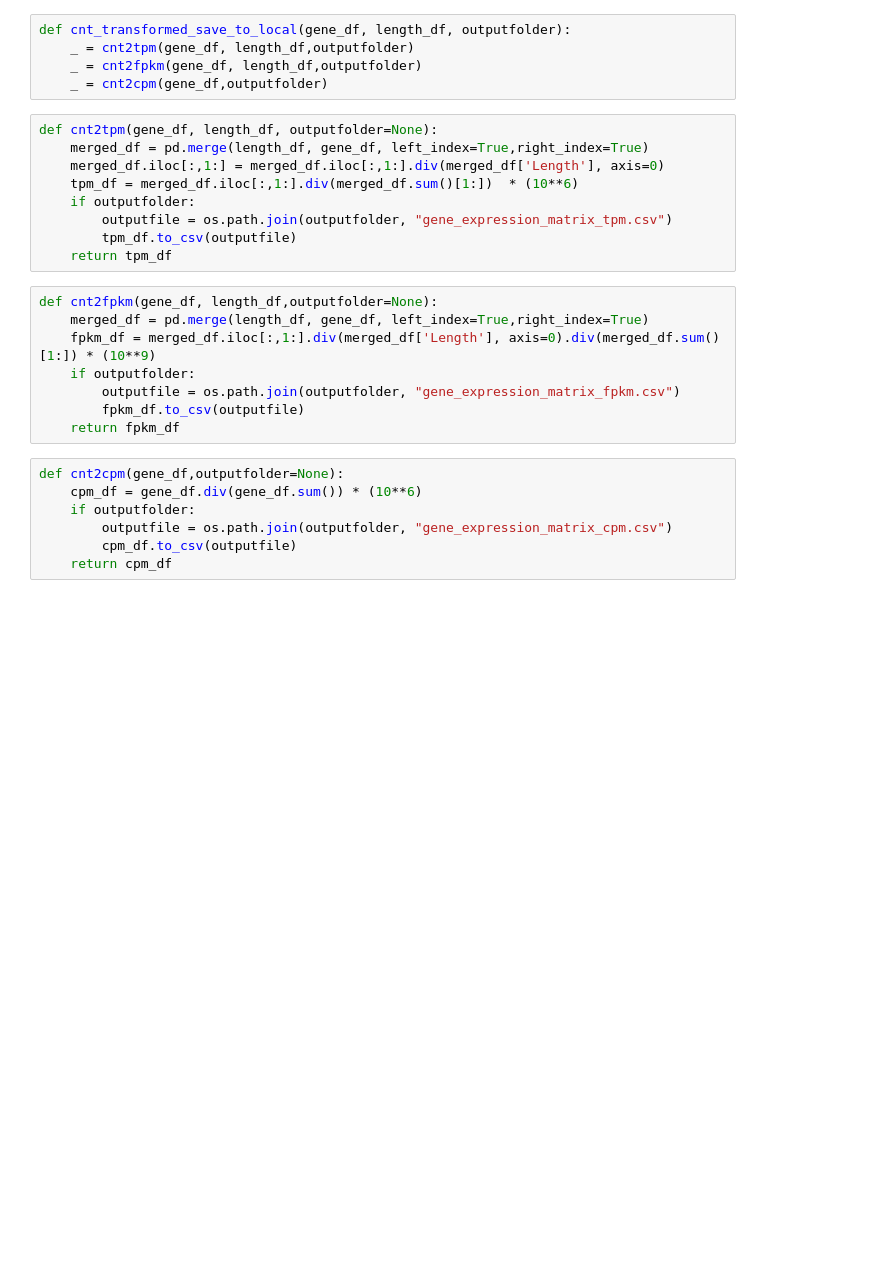
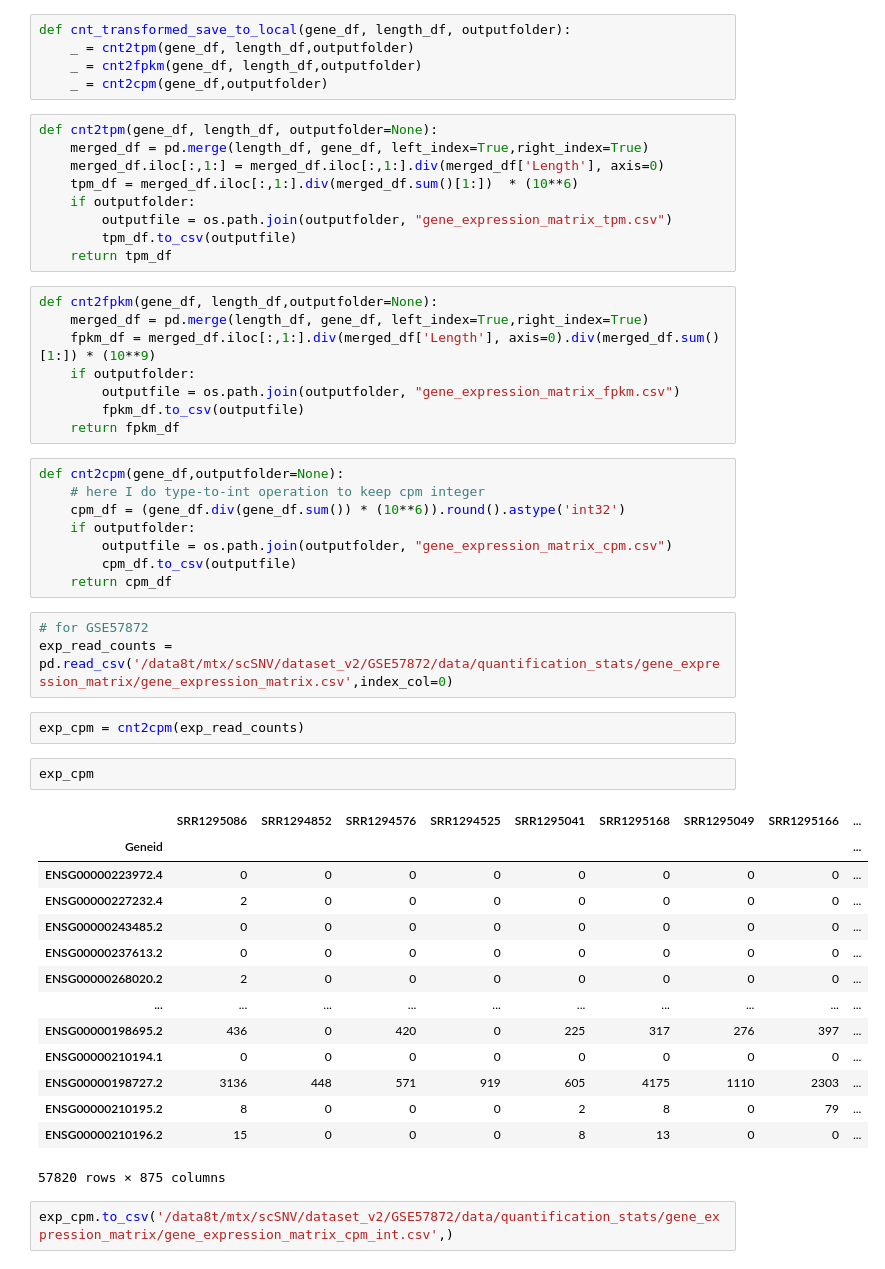
Before and after one commit to thu1911/snv, a Jupyter notebook: ExpressionNormalization.ipynb, the cells around one changed output. Saved outputs shown, nothing was run; the diff lists cells and outputs as text; blank space fills up the shorter version.

```diff
--- a/ExpressionNormalization.ipynb
+++ b/ExpressionNormalization.ipynb
@@ -41,8 +55,33 @@ def cnt2fpkm(gene_df, length_df,outputfolder=None):
     return fpkm_df
 # %%
 def cnt2cpm(gene_df,outputfolder=None):
-    cpm_df = gene_df.div(gene_df.sum()) * (10**6)
+    # here I do type-to-int operation to keep cpm integer
+    cpm_df = (gene_df.div(gene_df.sum()) * (10**6)).round().astype('int32')
     if outputfolder:
         outputfile = os.path.join(outputfolder, "gene_expression_matrix_cpm.csv")
         cpm_df.to_csv(outputfile)
     return cpm_df
+# %%
+# for GSE57872
+exp_read_counts = pd.read_csv('/data8t/mtx/scSNV/dataset_v2/GSE57872/data/quantification_stats/gene_expression_matrix/gene_expression_matrix.csv',index_col=0)
+# %%
+exp_cpm = cnt2cpm(exp_read_counts)
+# %%
+exp_cpm
+# %% [output]
+|  | SRR1295086 | SRR1294852 | SRR1294576 | SRR1294525 | SRR1295041 | SRR1295168 | SRR1295049 | SRR1295166 | ... |
+| Geneid |  |  |  |  |  |  |  |  | ... |
+| ENSG00000223972.4 | 0 | 0 | 0 | 0 | 0 | 0 | 0 | 0 | ... |
+| ENSG00000227232.4 | 2 | 0 | 0 | 0 | 0 | 0 | 0 | 0 | ... |
+| ENSG00000243485.2 | 0 | 0 | 0 | 0 | 0 | 0 | 0 | 0 | ... |
+| ENSG00000237613.2 | 0 | 0 | 0 | 0 | 0 | 0 | 0 | 0 | ... |
+| ENSG00000268020.2 | 2 | 0 | 0 | 0 | 0 | 0 | 0 | 0 | ... |
+| ... | ... | ... | ... | ... | ... | ... | ... | ... | ... |
+| ENSG00000198695.2 | 436 | 0 | 420 | 0 | 225 | 317 | 276 | 397 | ... |
+| ENSG00000210194.1 | 0 | 0 | 0 | 0 | 0 | 0 | 0 | 0 | ... |
+| ENSG00000198727.2 | 3136 | 448 | 571 | 919 | 605 | 4175 | 1110 | 2303 | ... |
+| ENSG00000210195.2 | 8 | 0 | 0 | 0 | 2 | 8 | 0 | 79 | ... |
+| ENSG00000210196.2 | 15 | 0 | 0 | 0 | 8 | 13 | 0 | 0 | ... |
+57820 rows × 875 columns
+# %%
+exp_cpm.to_csv('/data8t/mtx/scSNV/dataset_v2/GSE57872/data/quantification_stats/gene_expression_matrix/gene_expression_matrix_cpm_int.csv',)
```
Also changed, not shown: parts of 8 cells of this notebook, 1 other file.
